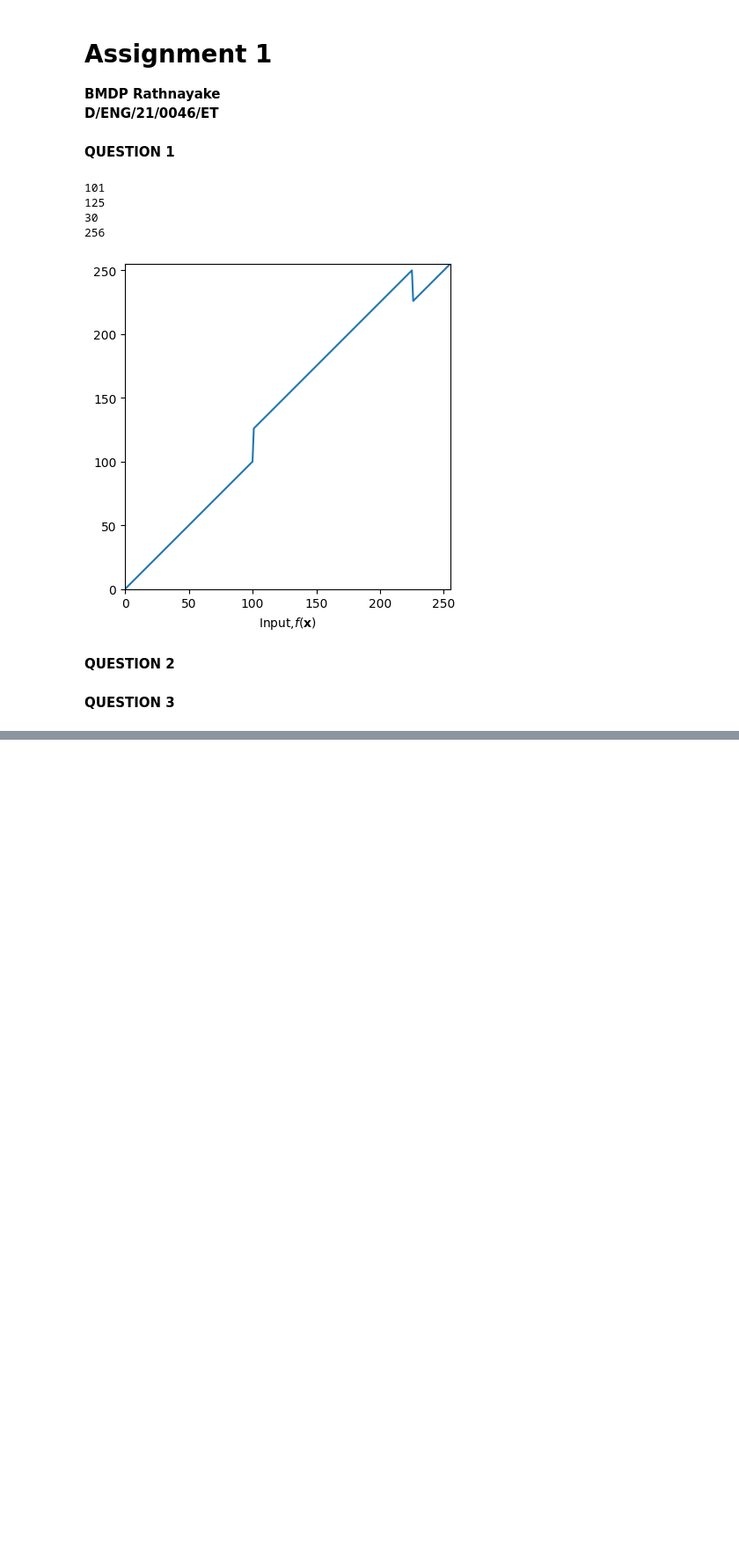
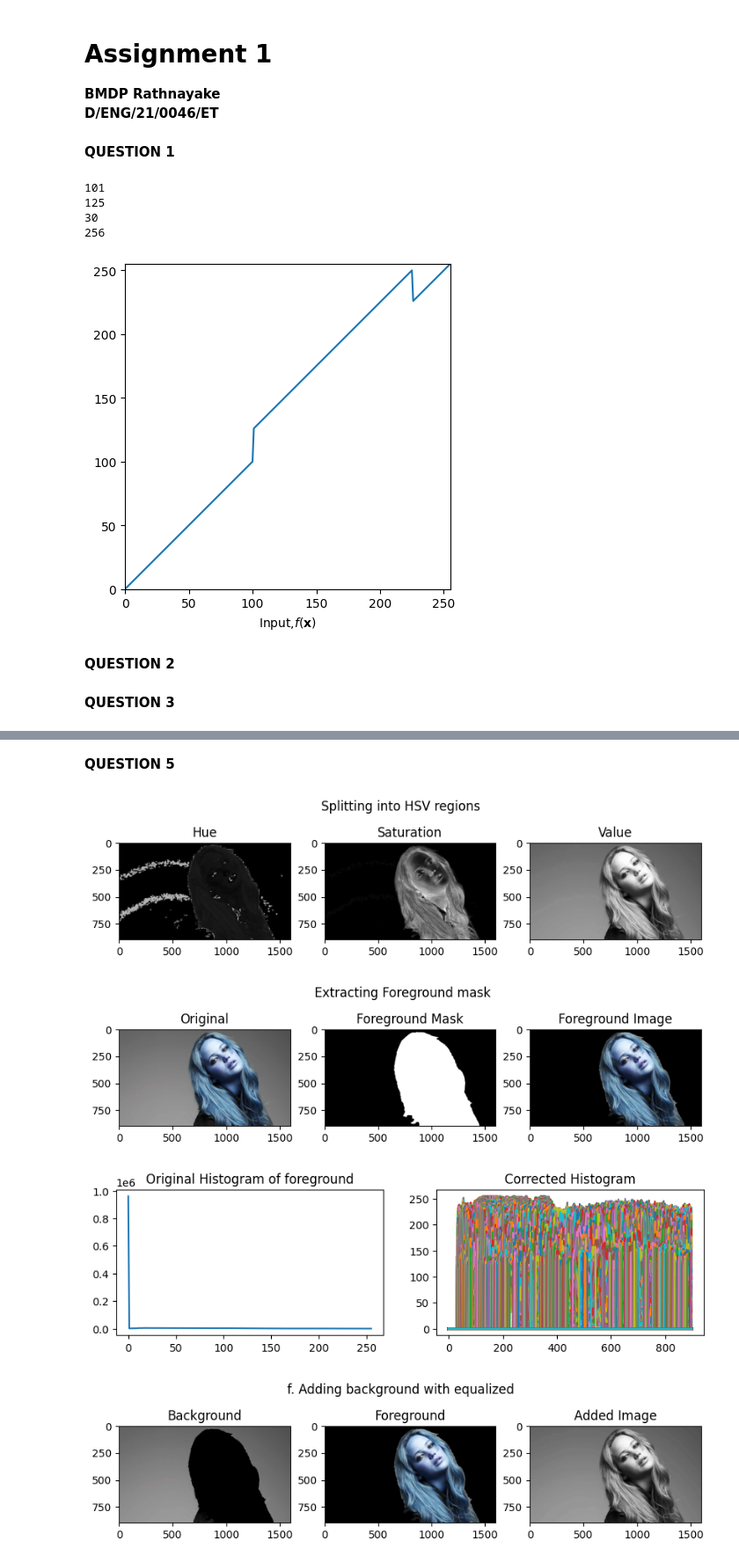
Before and after one commit to demithaR/assign, a Jupyter notebook: assi 1.ipynb, the cells around one changed output, grey strips where cells are left out. Shown at 88% size. Cells and saved outputs as stored; diff of their text form; code cells hidden in the pictures; blank space fills up the shorter version.

```diff
--- a/assi 1.ipynb
+++ b/assi 1.ipynb
@@ -54,0 +144,79 @@ cv.destroyAllWindows()
+# %% [markdown]
+**QUESTION 5**
+# %%
+import cv2 as cv
+import matplotlib.pyplot as plt
+import numpy as np
+
+img = cv.imread('images/jennifer.jpeg', cv.IMREAD_COLOR)
+assert img is not None
+
+imgc = cv.cvtColor(img, cv.COLOR_BGR2HSV)
+hue,saturate,value = cv.split(imgc)
+
+fig, ax= plt.subplots(1,3, figsize=(10,2.5))
+fig.suptitle("Splitting into HSV regions", fontsize=12)
+ax[0].imshow(hue, cmap="gray")
+ax[0].set_title('Hue')
+ax[1].imshow(saturate, cmap="gray")
+ax[1].set_title('Saturation')
+ax[2].imshow(value, cmap="gray")
+ax[2].set_title('Value')
+plt.show()
+
+
+lower = np.array([200, 200, 200])
+upper = np.array([255, 255, 255])
+thresh = cv.inRange(saturate, 15, 230)
+kernel = cv.getStructuringElement(cv.MORPH_ELLIPSE, (20,20))
+morph = cv.morphologyEx(thresh, cv.MORPH_CLOSE, kernel)
+mask = morph
+result = cv.bitwise_and(img, img, mask=mask)
+
+fig, ax = plt.subplots(1,3, figsize=(10,2.5))
+fig.suptitle(" Extracting Foreground mask")
+ax[0].imshow(img, cmap="gray")
+ax[0].set_title("Original")
+ax[1].imshow(mask, cmap="gray")
+ax[1].set_title("Foreground Mask")
+ax[2].imshow(result, cmap="gray")
+ax[2].set_title("Foreground Image")
+plt.show()
+
+
+cumulative_sum = np.cumsum(result)
+
+plt.figure(figsize = [10, 2.5])
+plt.subplot(1, 2, 1)
+plt.gca().set_title('Original Histogram of foreground')
+foregrnd = cv.calcHist([result],[0],None,[256],[0,256])
+plt.plot(foregrnd)
+
+plt.subplot(1, 2, 2)
+plt.gca().set_title('Corrected Histogram')
+result1 = cv.cvtColor(result, cv.COLOR_BGR2GRAY)
+eh = cv.equalizeHist(result1)
+plt.plot(eh)
+plt.show()
+
+
+mask1 = 255 - morph
+backgrnd = cv.bitwise_and(img, img, mask=mask1)
+backgrnd1 = cv.cvtColor(backgrnd, cv.COLOR_BGR2GRAY);
+
+imgadd = cv.addWeighted(backgrnd1,0.5, result1,0.5,0.0)
+
+fig, ax = plt.subplots(1,3, figsize=(10,2.5))
+fig.suptitle("f. Adding background with equalized")
+ax[0].imshow(backgrnd, cmap="gray")
+ax[0].set_title("Background")
+ax[1].imshow(result, cmap="gray")
+ax[1].set_title("Foreground")
+ax[2].imshow(imgadd, cmap="gray")
+ax[2].set_title("Added Image")
+plt.show()
+# %% [output]
+[figure, added]
+[figure, added]
+[figure, added]
+[figure, added]
```
Also changed, not shown: parts of 3 cells of this notebook.
